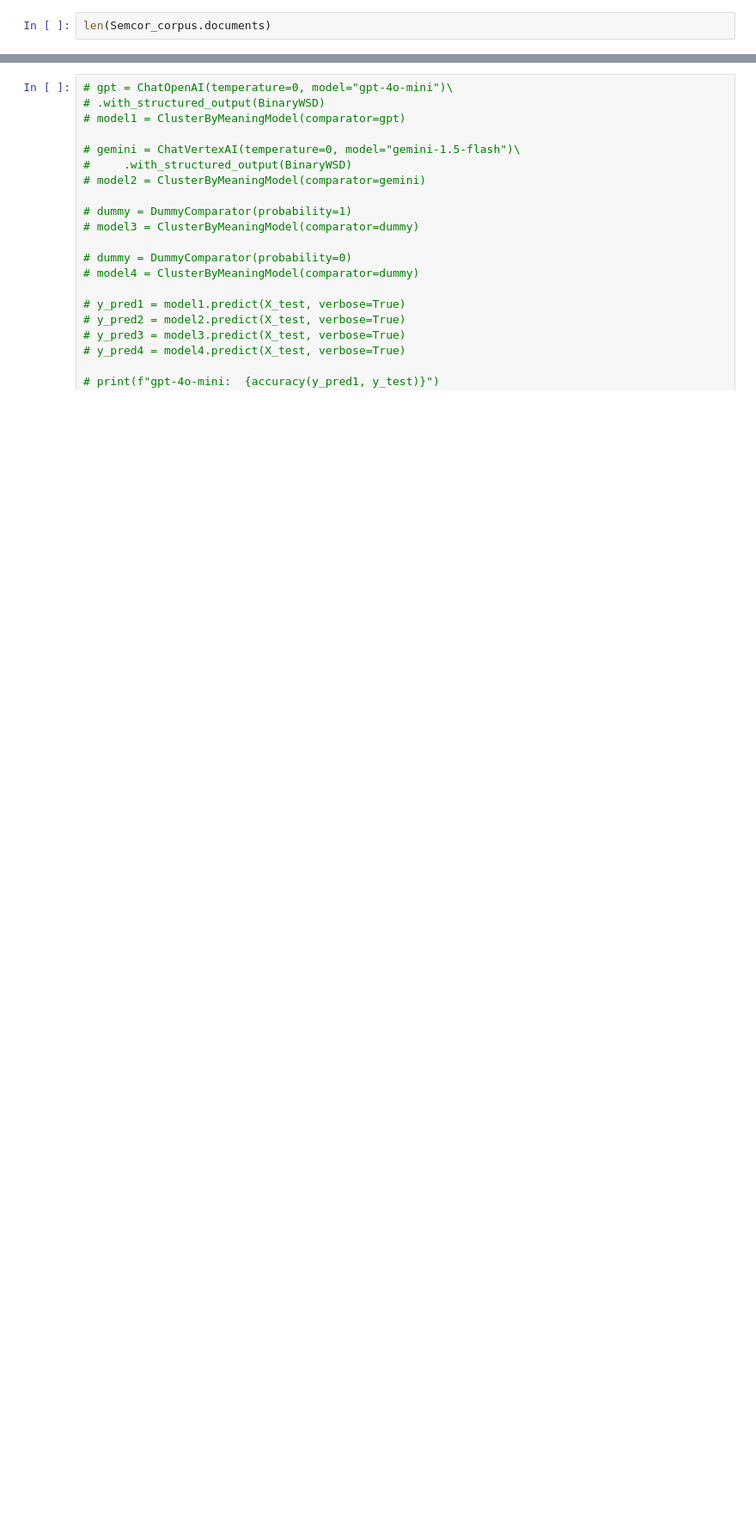
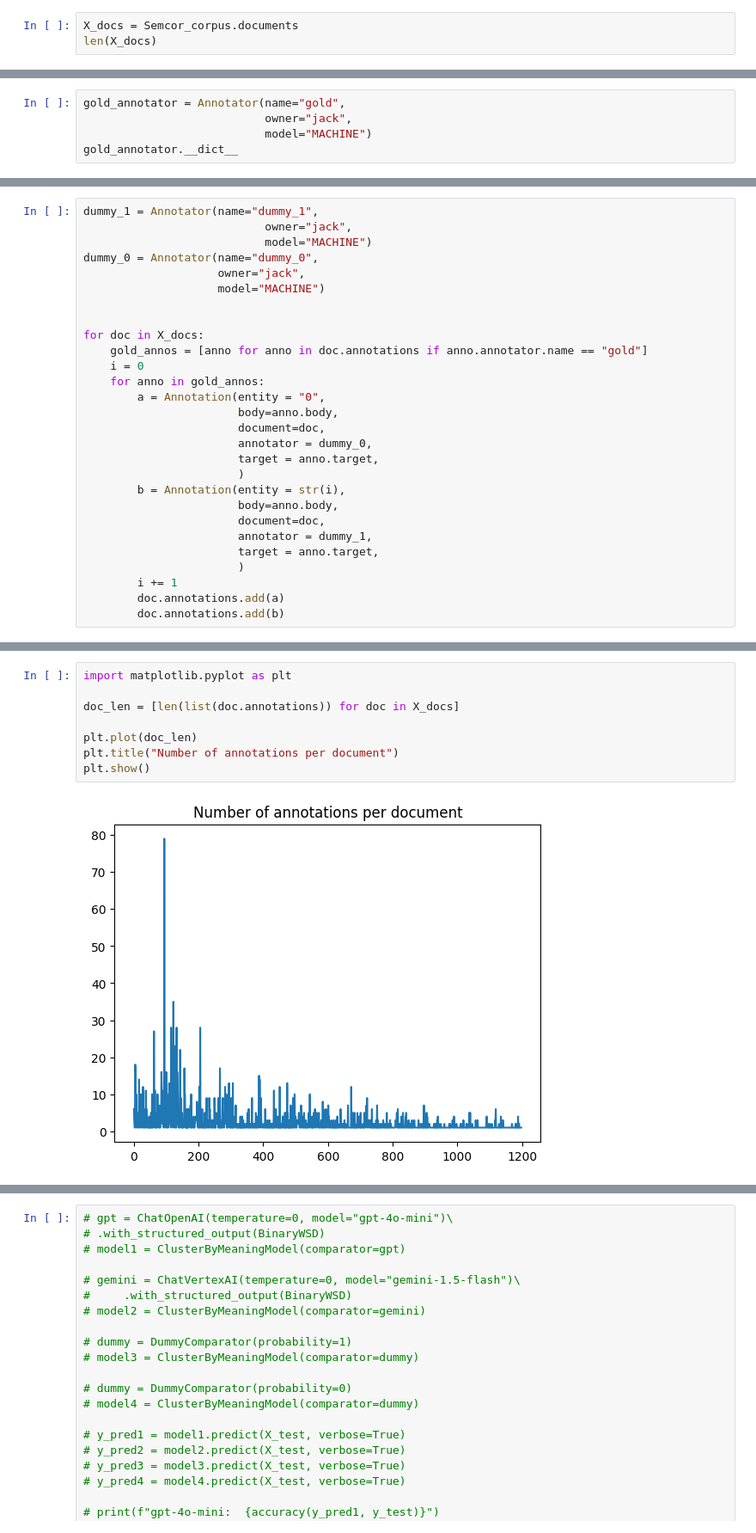
Before and after one commit to linalgo/wsd, a Jupyter notebook: eval_4.ipynb, the cells around one changed output, grey strips where cells are left out. Shown at 86% size. Drawn from its saved outputs; the diff is of its cells as text; blank space fills up the shorter version.

```diff
--- a/eval_4.ipynb
+++ b/eval_4.ipynb
@@ -50,5 +72,6 @@ for g, cands in items:
 
 Semcor_corpus.documents = docs
 # %%
-len(Semcor_corpus.documents)
+X_docs = Semcor_corpus.documents
+len(X_docs)
 # %% [output]
@@ -70,0 +102,5 @@ Semcor_corpus.documents[0].__dict__
+# %%
+gold_annotator = Annotator(name="gold",
+                           owner="jack",
+                           model="MACHINE")
+gold_annotator.__dict__
@@ -70,0 +165,28 @@ Semcor_corpus.documents[0].__dict__
+# %%
+dummy_1 = Annotator(name="dummy_1",
+                           owner="jack",
+                           model="MACHINE")
+dummy_0 = Annotator(name="dummy_0",
+                    owner="jack",
+                    model="MACHINE")
+
+
+for doc in X_docs:
+    gold_annos = [anno for anno in doc.annotations if anno.annotator.name == "gold"]
+    i = 0
+    for anno in gold_annos:
+        a = Annotation(entity = "0",
+                       body=anno.body,
+                       document=doc,
+                       annotator = dummy_0,
+                       target = anno.target,
+                       )
+        b = Annotation(entity = str(i),
+                       body=anno.body,
+                       document=doc,
+                       annotator = dummy_1,
+                       target = anno.target,
+                       )
+        i += 1
+        doc.annotations.add(a)
+        doc.annotations.add(b)
@@ -70,0 +200,10 @@ Semcor_corpus.documents[0].__dict__
+# %%
+import matplotlib.pyplot as plt
+
+doc_len = [len(list(doc.annotations)) for doc in X_docs]
+
+plt.plot(doc_len)
+plt.title("Number of annotations per document")
+plt.show()
+# %% [output]
+[figure, added]
```
Also changed, not shown: parts of 36 cells of this notebook.
